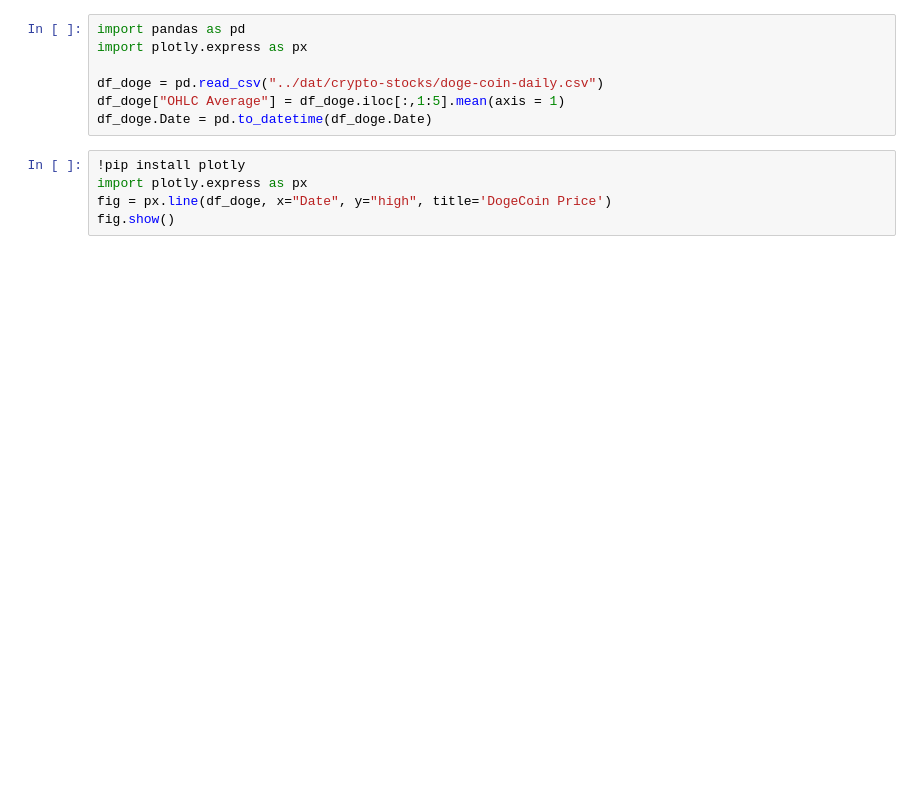
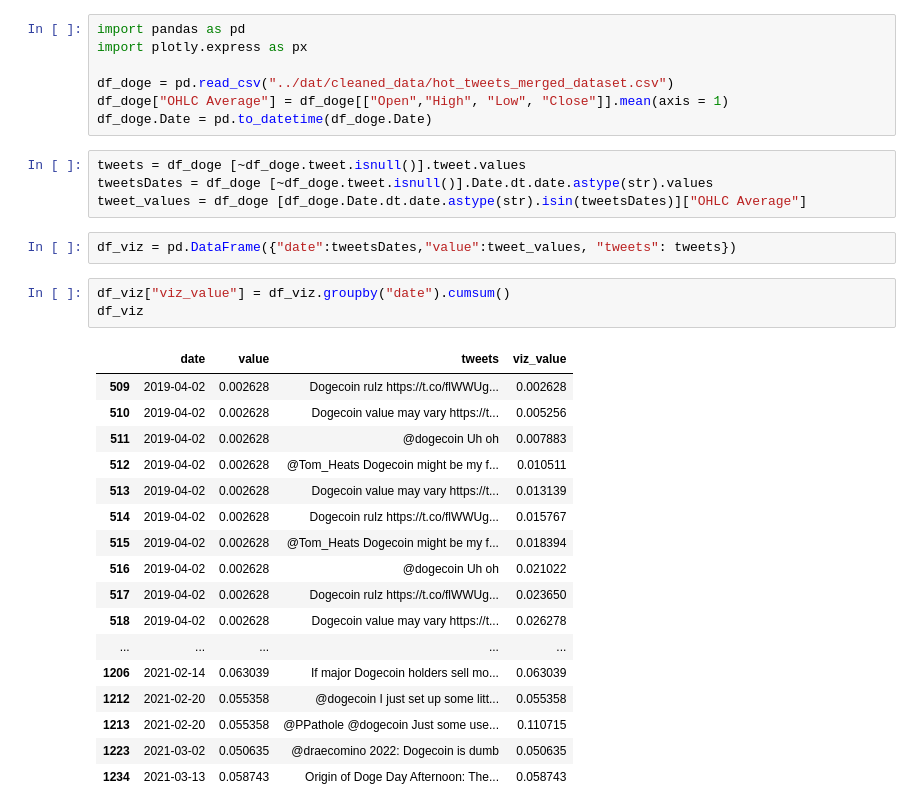
Before and after one commit to KoOBaALT/ThePowerOfATweet, a Jupyter notebook: exp/exp_001_VisualizationOfTweetsAndDogeCoin.ipynb, the cells around one changed output. Drawn from its saved outputs; the diff is of its cells as text; blank space fills up the shorter version.

```diff
--- a/exp/exp_001_VisualizationOfTweetsAndDogeCoin.ipynb
+++ b/exp/exp_001_VisualizationOfTweetsAndDogeCoin.ipynb
@@ -6,14 +11,36 @@ Aim: Create a nice plotly visualization of the DogeCoin timeseries and Elon Musk
 import pandas as pd
 import plotly.express as px
 
-df_doge = pd.read_csv("../dat/crypto-stocks/doge-coin-daily.csv")
-df_doge["OHLC Average"] = df_doge.iloc[:,1:5].mean(axis = 1)
+df_doge = pd.read_csv("../dat/cleaned_data/hot_tweets_merged_dataset.csv")
+df_doge["OHLC Average"] = df_doge[["Open","High", "Low", "Close"]].mean(axis = 1)
 df_doge.Date = pd.to_datetime(df_doge.Date)
-# %%
-!pip install plotly
-import plotly.express as px
-fig = px.line(df_doge, x="Date", y="high", title='DogeCoin Price')
-fig.show()
+# %%
+tweets = df_doge [~df_doge.tweet.isnull()].tweet.values
+tweetsDates = df_doge [~df_doge.tweet.isnull()].Date.dt.date.astype(str).values
+tweet_values = df_doge [df_doge.Date.dt.date.astype(str).isin(tweetsDates)]["OHLC Average"]
+# %%
+df_viz = pd.DataFrame({"date":tweetsDates,"value":tweet_values, "tweets": tweets})
+# %%
+df_viz["viz_value"] = df_viz.groupby("date").cumsum()
+df_viz
+# %% [output]
+|  | date | value | tweets | viz_value |
+| 509 | 2019-04-02 | 0.002628 | Dogecoin rulz https://t.co/flWWUg... | 0.002628 |
+| 510 | 2019-04-02 | 0.002628 | Dogecoin value may vary https://t... | 0.005256 |
+| 511 | 2019-04-02 | 0.002628 | @dogecoin Uh oh | 0.007883 |
+| 512 | 2019-04-02 | 0.002628 | @Tom_Heats Dogecoin might be my f... | 0.010511 |
+| 513 | 2019-04-02 | 0.002628 | Dogecoin value may vary https://t... | 0.013139 |
+| 514 | 2019-04-02 | 0.002628 | Dogecoin rulz https://t.co/flWWUg... | 0.015767 |
+| 515 | 2019-04-02 | 0.002628 | @Tom_Heats Dogecoin might be my f... | 0.018394 |
+| 516 | 2019-04-02 | 0.002628 | @dogecoin Uh oh | 0.021022 |
+| 517 | 2019-04-02 | 0.002628 | Dogecoin rulz https://t.co/flWWUg... | 0.023650 |
+| 518 | 2019-04-02 | 0.002628 | Dogecoin value may vary https://t... | 0.026278 |
+| ... | ... | ... | ... | ... |
+| 1206 | 2021-02-14 | 0.063039 | If major Dogecoin holders sell mo... | 0.063039 |
+| 1212 | 2021-02-20 | 0.055358 | @dogecoin I just set up some litt... | 0.055358 |
+| 1213 | 2021-02-20 | 0.055358 | @PPathole @dogecoin Just some use... | 0.110715 |
+| 1223 | 2021-03-02 | 0.050635 | @draecomino 2022: Dogecoin is dumb | 0.050635 |
+| 1234 | 2021-03-13 | 0.058743 | Origin of Doge Day Afternoon: The... | 0.058743 |
 # %%
 import plotly.express as px
 import plotly.graph_objects as go
```
Also changed, not shown: parts of 5 cells of this notebook, 4 other files.
